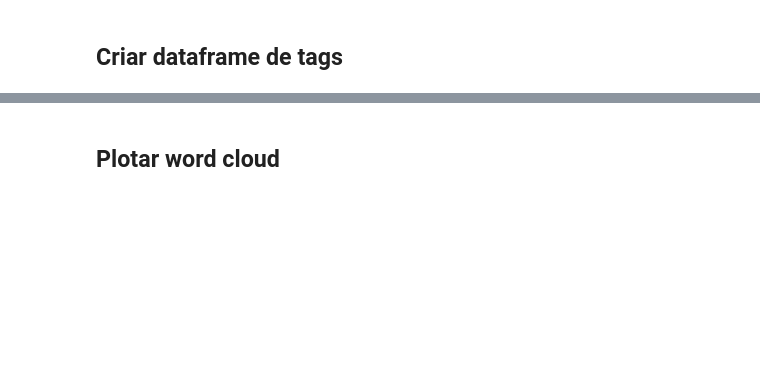
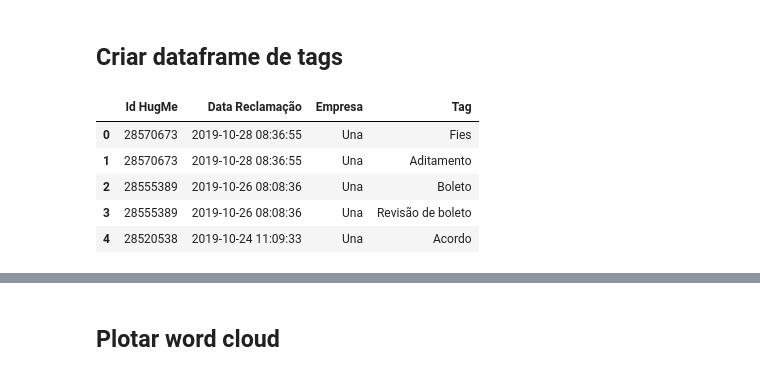
Before and after one commit to igorjpimenta/reclame-aqui-dataframe, a Jupyter notebook: Reclame aqui to g-sheets.ipynb, the cells around one changed output, grey strips where cells are left out. Cells and saved outputs as stored; diff of their text form; code cells hidden in the pictures; blank space fills up the shorter version.

```diff
--- a/Reclame aqui to g-sheets.ipynb
+++ b/Reclame aqui to g-sheets.ipynb
@@ -28,8 +78,15 @@ display(base.head(5).sort_index())
 # %% [markdown]
 ## Criar dataframe de tags
 # %%
-# tags = pd.DataFrame([[ies, item] for ies in np.unique(base.Empresa) for row in [tag.split(' ; ') for index, tag in base[base.Empresa == ies].Tags.items() if type(tag) == str] for item in row], columns = ['ies', 'tag'])
+import numpy as np
 
-# df_tags = pd.DataFrame([[ies, tag, tags[tags['ies'] == ies].tag.tolist().count(tag)] for ies in np.unique(tags['ies']) for tag in np.unique(tags[tags['ies'] == ies].tag)], columns = ['ies', 'tag', 'amount'])
+df_tags = pd.DataFrame([[id, base[base['Id HugMe'] == id]['Data Reclamação'].tolist()[0], ies, item] for id in base['Id HugMe'] for ies in np.unique(base.Empresa) for row in [tag.split(' ; ') for index, tag in base[(base.Empresa == ies) & (base['Id HugMe'] == id)].Tags.items() if type(tag) == str] for item in row], columns = ['Id HugMe', 'Data Reclamação', 'Empresa', 'Tag'])
 
-# display(df_tags)
+display(df_tags.head(5))
+# %% [output]
+|  | Id HugMe | Data Reclamação | Empresa | Tag |
+| 0 | 28570673 | 2019-10-28 08:36:55 | Una | Fies |
+| 1 | 28570673 | 2019-10-28 08:36:55 | Una | Aditamento |
+| 2 | 28555389 | 2019-10-26 08:08:36 | Una | Boleto |
+| 3 | 28555389 | 2019-10-26 08:08:36 | Una | Revisão de boleto |
+| 4 | 28520538 | 2019-10-24 11:09:33 | Una | Acordo |
```
Also changed, not shown: parts of 8 cells of this notebook.
